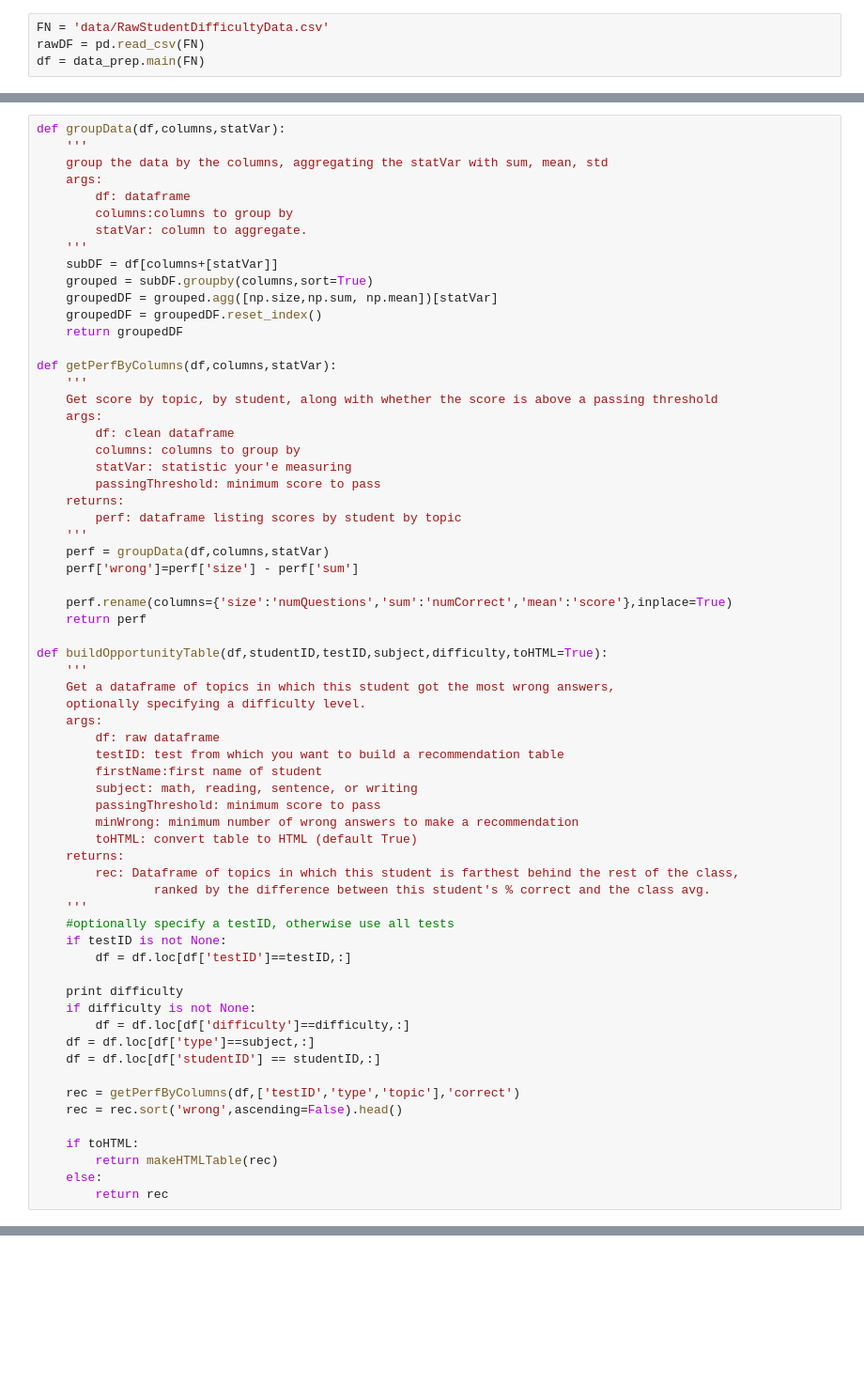
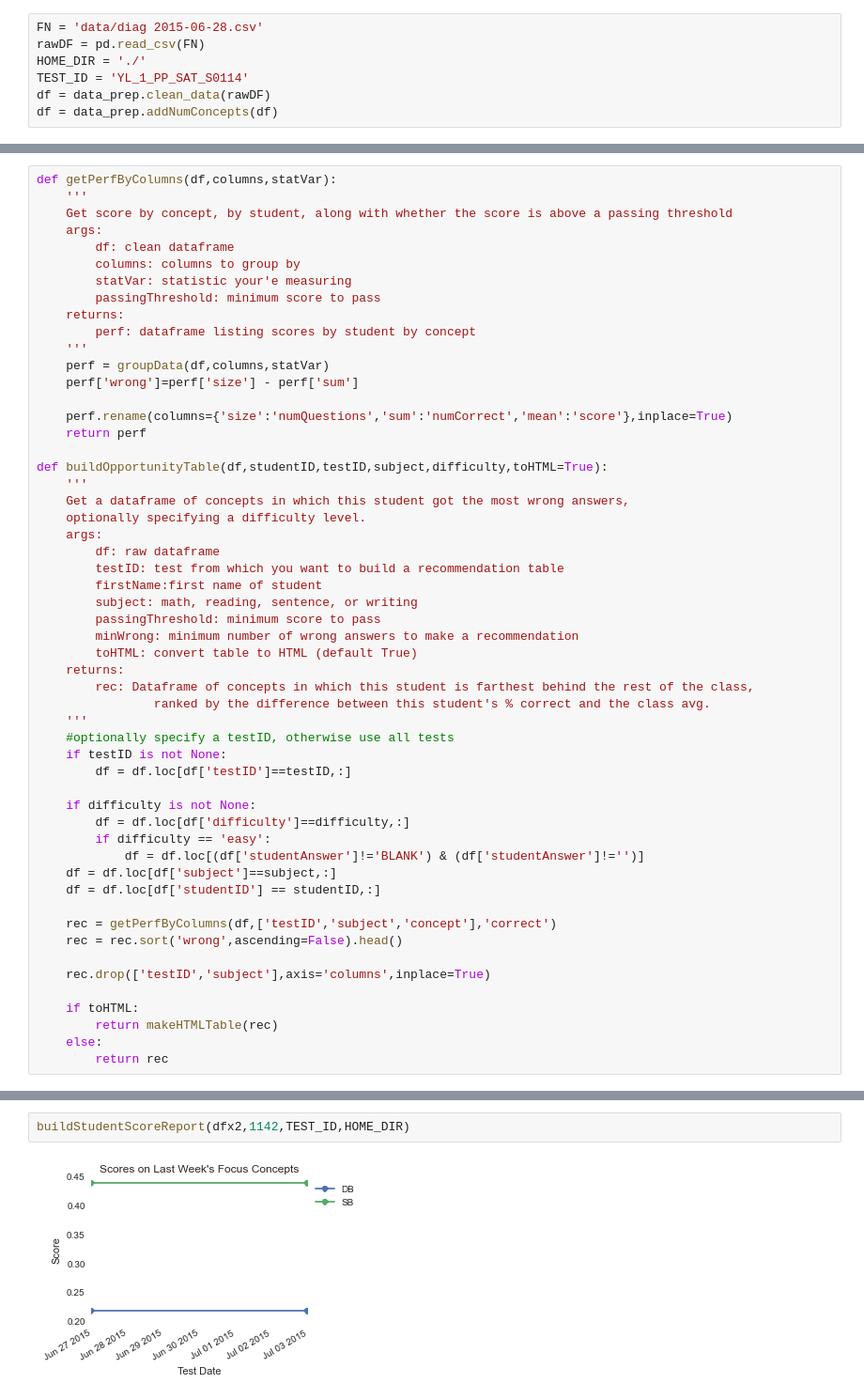
Before and after one commit to charlesdguthrie/yleana, a Jupyter notebook: yleana score report.ipynb, the cells around one changed output, grey strips where cells are left out. Shown at 94% size. Cells and saved outputs as stored; diff of their text form; blank space fills up the shorter version.

Commit message:
Added comparison line chart, made report notebook into .py script

```diff
--- a/yleana score report.ipynb
+++ b/yleana score report.ipynb
@@ -14,8 +15,11 @@ sys.setdefaultencoding("utf-8")
 import data_prep
 from yleana_util import *
 # %%
-FN = 'data/RawStudentDifficultyData.csv'
+FN = 'data/diag 2015-06-28.csv'
 rawDF = pd.read_csv(FN)
-df = data_prep.main(FN)
+HOME_DIR = './'
+TEST_ID = 'YL_1_PP_SAT_S0114'
+df = data_prep.clean_data(rawDF)
+df = data_prep.addNumConcepts(df)
 # %%
 def makeHTMLTable(df):
@@ -83,30 +90,16 @@ def buildFocusTable(df,studentID,testID,subject,passingThreshold=0.6,minWrong=5,
     else:
         return rec
 # %%
-def groupData(df,columns,statVar):
-    '''
-    group the data by the columns, aggregating the statVar with sum, mean, std
-    args:
-        df: dataframe
-        columns:columns to group by
-        statVar: column to aggregate.
-    '''
-    subDF = df[columns+[statVar]]
-    grouped = subDF.groupby(columns,sort=True)
-    groupedDF = grouped.agg([np.size,np.sum, np.mean])[statVar]
-    groupedDF = groupedDF.reset_index()
-    return groupedDF
-
 def getPerfByColumns(df,columns,statVar):
     '''
-    Get score by topic, by student, along with whether the score is above a passing threshold
+    Get score by concept, by student, along with whether the score is above a passing threshold
     args:
         df: clean dataframe
         columns: columns to group by
         statVar: statistic your'e measuring
         passingThreshold: minimum score to pass
     returns:
-        perf: dataframe listing scores by student by topic
+        perf: dataframe listing scores by student by concept
     '''
     perf = groupData(df,columns,statVar)
     perf['wrong']=perf['size'] - perf['sum']
@@ -116,7 +109,7 @@ def getPerfByColumns(df,columns,statVar):
 
 def buildOpportunityTable(df,studentID,testID,subject,difficulty,toHTML=True):
     '''
-    Get a dataframe of topics in which this student got the most wrong answers,
+    Get a dataframe of concepts in which this student got the most wrong answers,
     optionally specifying a difficulty level.
     args:
         df: raw dataframe
@@ -127,21 +120,24 @@ def buildOpportunityTable(df,studentID,testID,subject,difficulty,toHTML=True):
         minWrong: minimum number of wrong answers to make a recommendation
         toHTML: convert table to HTML (default True)
     returns:
-        rec: Dataframe of topics in which this student is farthest behind the rest of the class,
+        rec: Dataframe of concepts in which this student is farthest behind the rest of the class,
                 ranked by the difference between this student's % correct and the class avg.
     '''
     #optionally specify a testID, otherwise use all tests
     if testID is not None:
         df = df.loc[df['testID']==testID,:]
 
-    print difficulty
     if difficulty is not None:
         df = df.loc[df['difficulty']==difficulty,:]
-    df = df.loc[df['type']==subject,:]
+        if difficulty == 'easy':
+            df = df.loc[(df['studentAnswer']!='BLANK') & (df['studentAnswer']!='')]
+    df = df.loc[df['subject']==subject,:]
     df = df.loc[df['studentID'] == studentID,:]
 
-    rec = getPerfByColumns(df,['testID','type','topic'],'correct')
+    rec = getPerfByColumns(df,['testID','subject','concept'],'correct')
     rec = rec.sort('wrong',ascending=False).head()
+
+    rec.drop(['testID','subject'],axis='columns',inplace=True)
 
     if toHTML:
         return makeHTMLTable(rec)
@@ -241,0 +265,4 @@ def buildStudentScoreReport(df,studentID,testID):
+# %%
+buildStudentScoreReport(dfx2,1142,TEST_ID,HOME_DIR)
+# %% [output]
+[figure, added]
```
Also changed, not shown: parts of 12 cells of this notebook, 4 other files.
